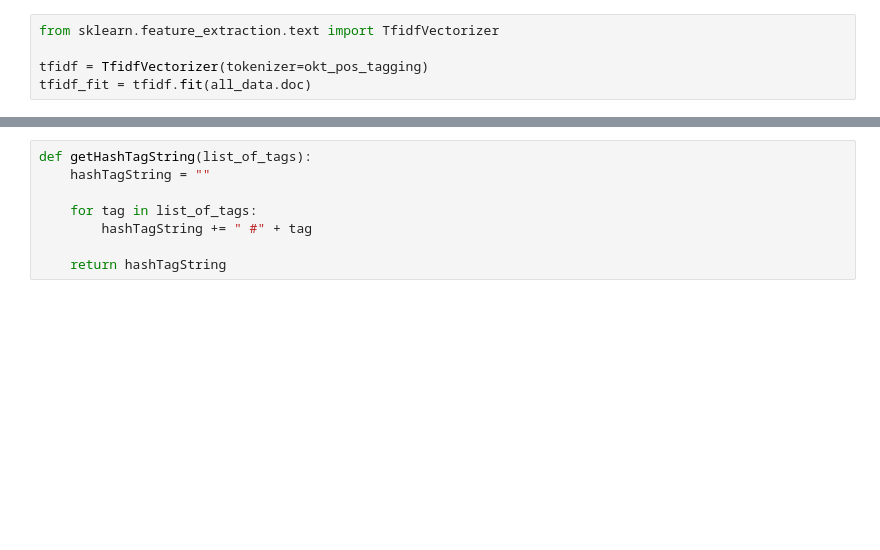
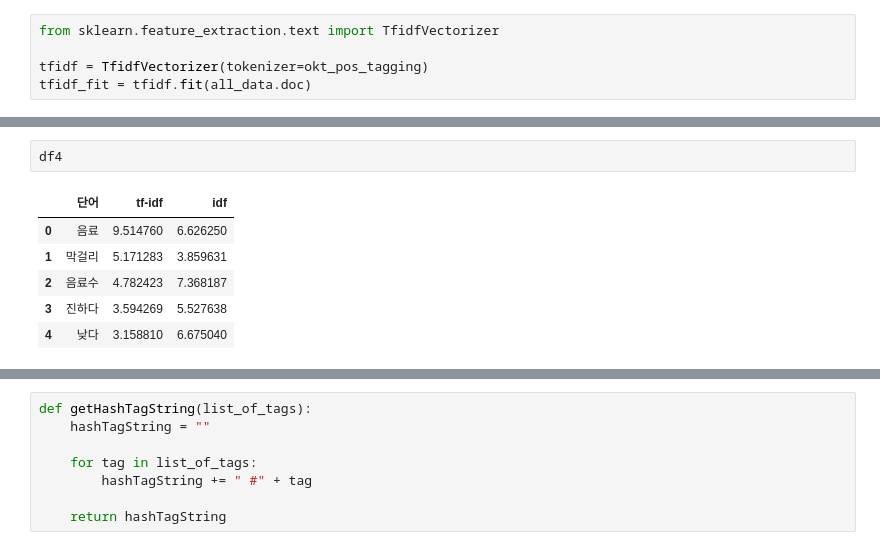
Before and after one commit to JJongSSu/Study, a Jupyter notebook: Teamproject/second/hashtag/해시태그.ipynb, the cells around one changed output, grey strips where cells are left out. Drawn from its saved outputs; the diff is of its cells as text; blank space fills up the shorter version.

```diff
--- a/Teamproject/second/hashtag/해시태그.ipynb
+++ b/Teamproject/second/hashtag/해시태그.ipynb
@@ -221,0 +226,9 @@ df2
+# %%
+df4
+# %% [output]
+|  | 단어 | tf-idf | idf |
+| 0 | 음료 | 9.514760 | 6.626250 |
+| 1 | 막걸리 | 5.171283 | 3.859631 |
+| 2 | 음료수 | 4.782423 | 7.368187 |
+| 3 | 진하다 | 3.594269 | 5.527638 |
+| 4 | 낮다 | 3.158810 | 6.675040 |
```
Also changed, not shown: parts of 24 cells of this notebook, 31 other files.
